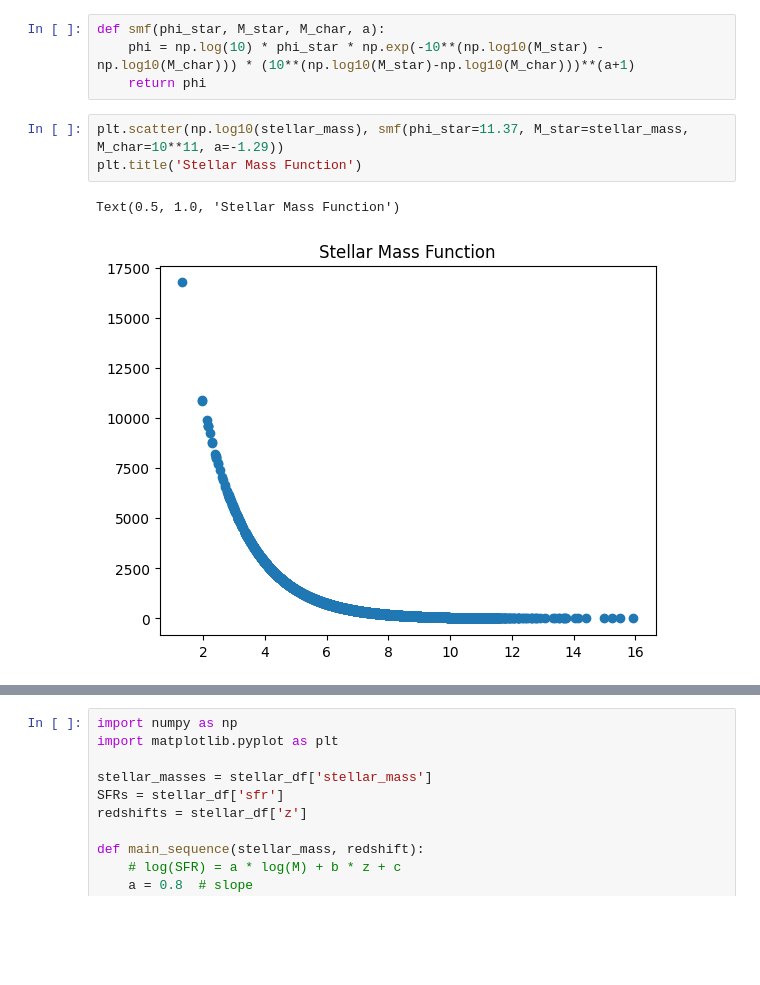
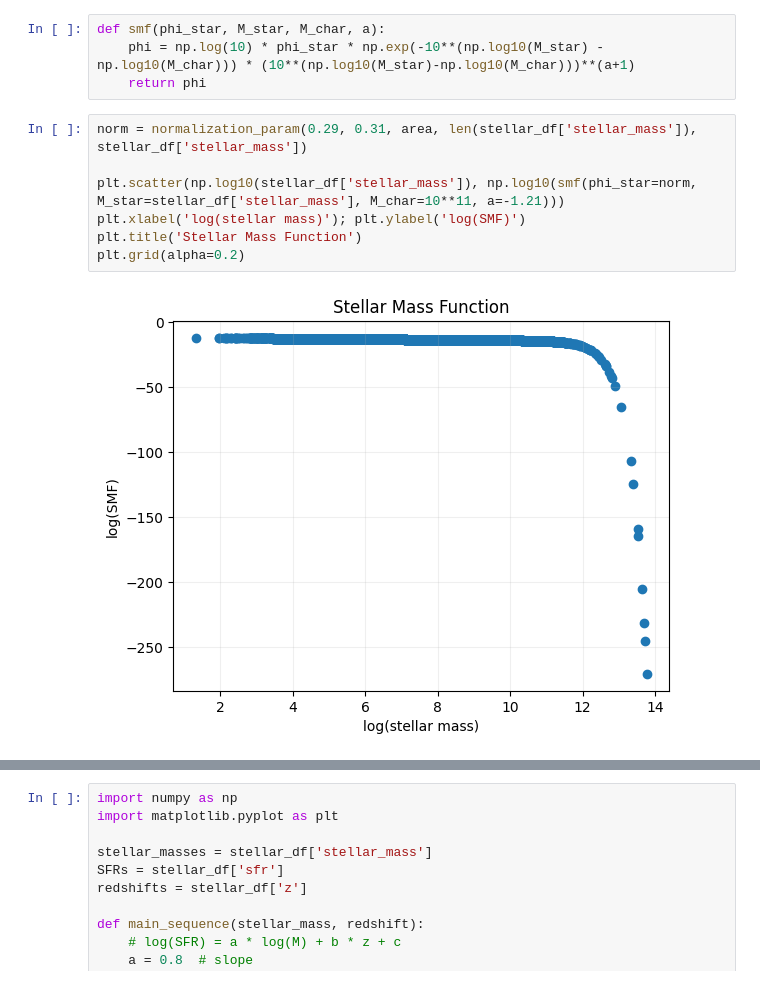
Before and after one commit to mayamerch/block-3-project, a Jupyter notebook: abell 2744.ipynb, the cells around one changed output, grey strips where cells are left out. Drawn from its saved outputs; the diff is of its cells as text; blank space fills up the shorter version.

```diff
--- a/abell 2744.ipynb
+++ b/abell 2744.ipynb
@@ -743,11 +726,14 @@ def smf(phi_star, M_star, M_char, a):
     phi = np.log(10) * phi_star * np.exp(-10**(np.log10(M_star) - np.log10(M_char))) * (10**(np.log10(M_star)-np.log10(M_char)))**(a+1)
     return phi
 # %%
-plt.scatter(np.log10(stellar_mass), smf(phi_star=11.37, M_star=stellar_mass, M_char=10**11, a=-1.29))
+norm = normalization_param(0.29, 0.31, area, len(stellar_df['stellar_mass']), stellar_df['stellar_mass'])
+
+plt.scatter(np.log10(stellar_df['stellar_mass']), np.log10(smf(phi_star=norm, M_star=stellar_df['stellar_mass'], M_char=10**11, a=-1.21)))
+plt.xlabel('log(stellar mass)'); plt.ylabel('log(SMF)')
 plt.title('Stellar Mass Function')
+plt.grid(alpha=0.2)
 # %% [output]
-Text(0.5, 1.0, 'Stellar Mass Function')
-[figure, old version]
+[figure, new version]
 # %%
 vol_in = WMAP9.comoving_volume(min(stellar_df['z']))
 vol_out = WMAP9.comoving_volume(max(stellar_df['z']))
```
Also changed, not shown: parts of 10 cells of this notebook.
